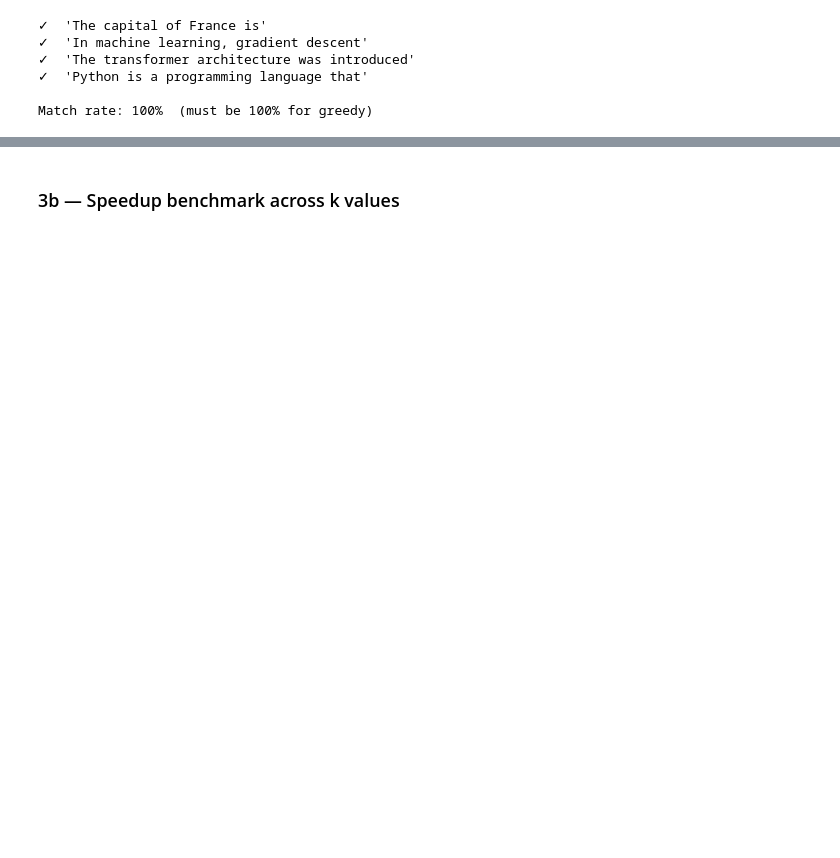
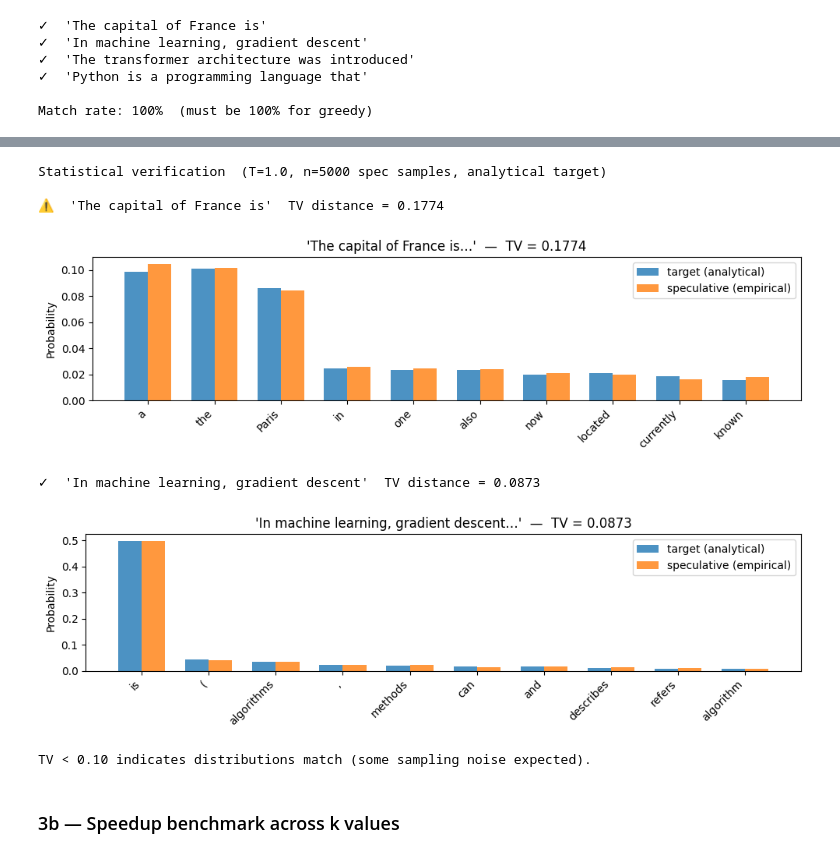
Before and after one commit to jerrickhoang/pytorch_algorithms, a Jupyter notebook: sampling/speculative_decoding_solution.ipynb, the cells around one changed output, grey strips where cells are left out. Saved outputs shown, nothing was run; the diff lists cells and outputs as text; code cells hidden in the pictures; blank space fills up the shorter version.

Commit message:
more updates to speculative decoding

```diff
--- a/sampling/speculative_decoding_solution.ipynb
+++ b/sampling/speculative_decoding_solution.ipynb
@@ -369,7 +377,7 @@ def speculative_decode(
             draft_model, generated, k, temperature=temperature,
         )
 
-        t_probs = target_score(target_model, generated, draft_tokens)
+        t_probs = target_score(target_model, generated, draft_tokens, temperature=temperature)
 
         accepted, correction = rejection_sample(
             draft_tokens, draft_probs, t_probs, greedy=greedy,
@@ -412,5 +420,5 @@ Tokens/sec:            39.4
 # %%
-def verify_output_distribution(
+def verify_greedy_correctness(
     draft_model,
     target_model,
     tokenizer,
@@ -419,7 +427,7 @@ def verify_output_distribution(
     max_new_tokens: int = 20,
 ) -> dict:
     """
-    For each prompt, compare greedy output from:
+    For each prompt, compare greedy output (temperature=0) from:
       (a) pure target model — ground truth
       (b) speculative decoding
 
@@ -432,12 +440,12 @@ def verify_output_distribution(
         ids = tokenizer.encode(prompt, return_tensors="pt").to(device)
         prefix_len = ids.shape[1]
 
-        # Ground truth
         target_out, _ = greedy_decode(target_model, ids, max_new_tokens)
         target_text = tokenizer.decode(target_out[0][prefix_len:])
 
-        # Speculative
-        spec_out, _ = speculative_decode(draft_model, target_model, ids, k, max_new_tokens)
+        spec_out, _ = speculative_decode(
+            draft_model, target_model, ids, k, max_new_tokens, temperature=0.0,
+        )
         spec_text = tokenizer.decode(spec_out[0][prefix_len:])
 
         results[prompt] = {
@@ -454,7 +462,7 @@ test_prompts = [
     "Python is a programming language that",
 ]
 
-results = verify_output_distribution(draft_model, target_model, tokenizer, test_prompts, k=5)
+results = verify_greedy_correctness(draft_model, target_model, tokenizer, test_prompts, k=5)
 
 for prompt, r in results.items():
     status = "✓" if r["match"] else "✗  BUG"
@@ -475,3 +561,50 @@ Match rate: 100%  (must be 100% for greedy)
+# %%
+test_prompts_sampling = [
+    "The capital of France is",
+    "In machine learning, gradient descent",
+]
+temperature = 1.0
+n_samples = 5000
+
+print(f"Statistical verification  (T={temperature}, n={n_samples} spec samples, analytical target)\n")
+
+for prompt in test_prompts_sampling:
+    result = verify_sampling_distribution(
+        draft_model, target_model, tokenizer,
+        prompt, temperature=temperature, n_samples=n_samples,
+    )
+    tv = result["tv_distance"]
+    status = "✓" if tv < 0.10 else "⚠"
+    print(f"{status}  '{prompt[:45]}'  TV distance = {tv:.4f}")
+
+    top = result["top_tokens"]
+    labels = [tokenizer.decode([t]).strip() or f"[{t}]" for t in top]
+    t_probs = [result["target_dist"][t].item() for t in top]
+    s_probs = [result["spec_dist"][t].item() for t in top]
+
+    x = np.arange(len(labels))
+    width = 0.35
+
+    fig, ax = plt.subplots(figsize=(10, 3))
+    ax.bar(x - width / 2, t_probs, width, label="target (analytical)", alpha=0.8)
+    ax.bar(x + width / 2, s_probs, width, label="speculative (empirical)", alpha=0.8)
+    ax.set_xticks(x)
+    ax.set_xticklabels(labels, rotation=45, ha="right")
+    ax.set_ylabel("Probability")
+    ax.set_title(f"'{prompt[:40]}…'  —  TV = {tv:.4f}")
+    ax.legend()
+    plt.tight_layout()
+    plt.show()
+
+print("\nTV < 0.20 indicates distributions match (some sampling noise expected).")
+# %% [output]
+Statistical verification  (T=1.0, n=5000 spec samples, analytical target)
+
+⚠  'The capital of France is'  TV distance = 0.1774
+[figure, added]
+✓  'In machine learning, gradient descent'  TV distance = 0.0873
+[figure, added]
+TV < 0.10 indicates distributions match (some sampling noise expected).
 # %% [markdown]
 ### 3b — Speedup benchmark across k values
 # %%
```
Also changed, not shown: parts of 9 cells of this notebook, 1 other file.
